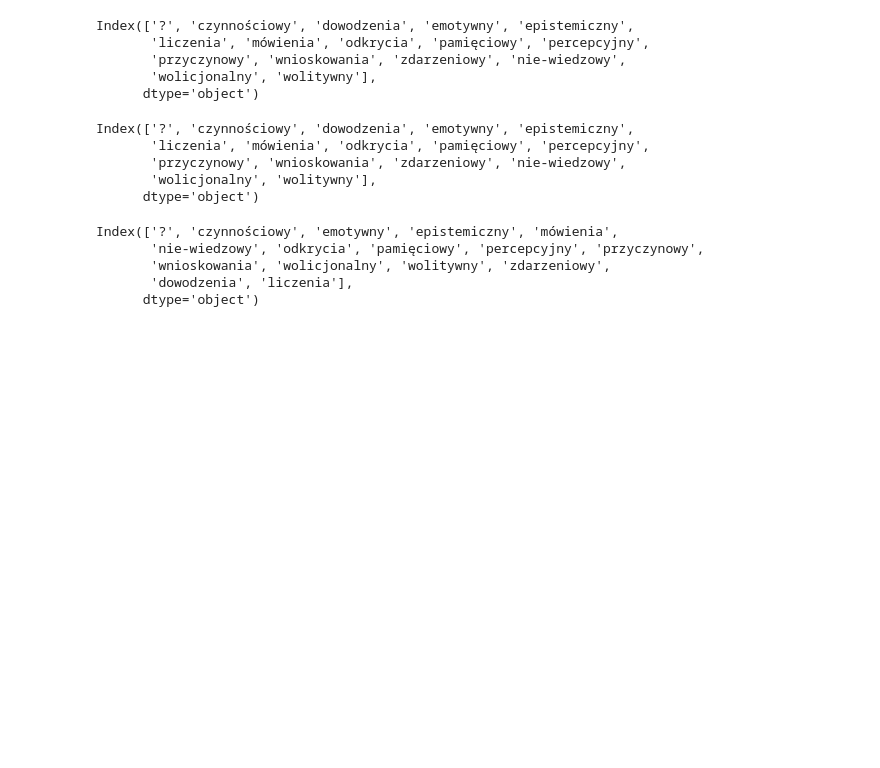
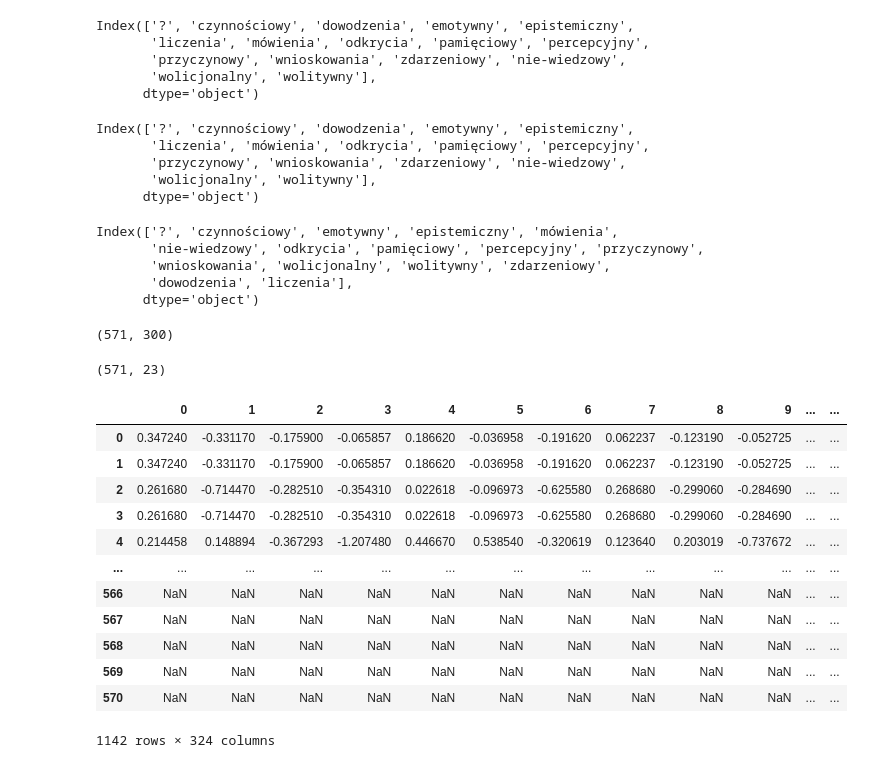
Before and after one commit to bogdankjastrzebski/EDTzUG-2020L, a Jupyter notebook: Dataset with embeddings .ipynb, the cells around one changed output. Saved outputs shown, nothing was run; the diff lists cells and outputs as text; code cells hidden in the pictures; blank space fills up the shorter version.

```diff
--- a/Dataset with embeddings .ipynb
+++ b/Dataset with embeddings .ipynb
@@ -281,3 +281,42 @@ finalfinal.columns = ['verb', '?', 'czynnościowy', 'dowodzenia', 'emotywny', 'e
        'wolitywny', 'zdarzeniowy', 'o1+', 'o1-', 'o1o', 'o2+', 'o2-', 'o2o']
 # %%
 finalfinal.to_csv("./finalDataset.csv")
+# %%
+verbs = list(map(lambda x: x.split(",")[0], finalfinal.verb.values))
+# %%
+def to_emb(verb):
+    s = Sentence(verb)
+    epl.embed(s)
+    emb = torch.zeros(300)
+    for token in s:
+        emb += token.embedding.to(torch.device('cpu'))
+
+    return emb.data.numpy()
+# %%
+embeddings = np.r_[list(map(to_emb, verbs))]
+# %%
+embeddings = pd.DataFrame(embeddings)
+# %%
+embeddings.shape
+# %% [output]
+(571, 300)
+# %%
+finalfinal.shape
+# %% [output]
+(571, 23)
+# %%
+pd.concat([embeddings, finalfinal.reset_index()])
+# %% [output]
+|  | 0 | 1 | 2 | 3 | 4 | 5 | 6 | 7 | 8 | 9 | ... | ... |
+| 0 | 0.347240 | -0.331170 | -0.175900 | -0.065857 | 0.186620 | -0.036958 | -0.191620 | 0.062237 | -0.123190 | -0.052725 | ... | ... |
+| 1 | 0.347240 | -0.331170 | -0.175900 | -0.065857 | 0.186620 | -0.036958 | -0.191620 | 0.062237 | -0.123190 | -0.052725 | ... | ... |
+| 2 | 0.261680 | -0.714470 | -0.282510 | -0.354310 | 0.022618 | -0.096973 | -0.625580 | 0.268680 | -0.299060 | -0.284690 | ... | ... |
+| 3 | 0.261680 | -0.714470 | -0.282510 | -0.354310 | 0.022618 | -0.096973 | -0.625580 | 0.268680 | -0.299060 | -0.284690 | ... | ... |
+| 4 | 0.214458 | 0.148894 | -0.367293 | -1.207480 | 0.446670 | 0.538540 | -0.320619 | 0.123640 | 0.203019 | -0.737672 | ... | ... |
+| ... | ... | ... | ... | ... | ... | ... | ... | ... | ... | ... | ... | ... |
+| 566 | NaN | NaN | NaN | NaN | NaN | NaN | NaN | NaN | NaN | NaN | ... | ... |
+| 567 | NaN | NaN | NaN | NaN | NaN | NaN | NaN | NaN | NaN | NaN | ... | ... |
+| 568 | NaN | NaN | NaN | NaN | NaN | NaN | NaN | NaN | NaN | NaN | ... | ... |
+| 569 | NaN | NaN | NaN | NaN | NaN | NaN | NaN | NaN | NaN | NaN | ... | ... |
+| 570 | NaN | NaN | NaN | NaN | NaN | NaN | NaN | NaN | NaN | NaN | ... | ... |
+1142 rows × 324 columns
```
Also changed, not shown: 2 other files.
